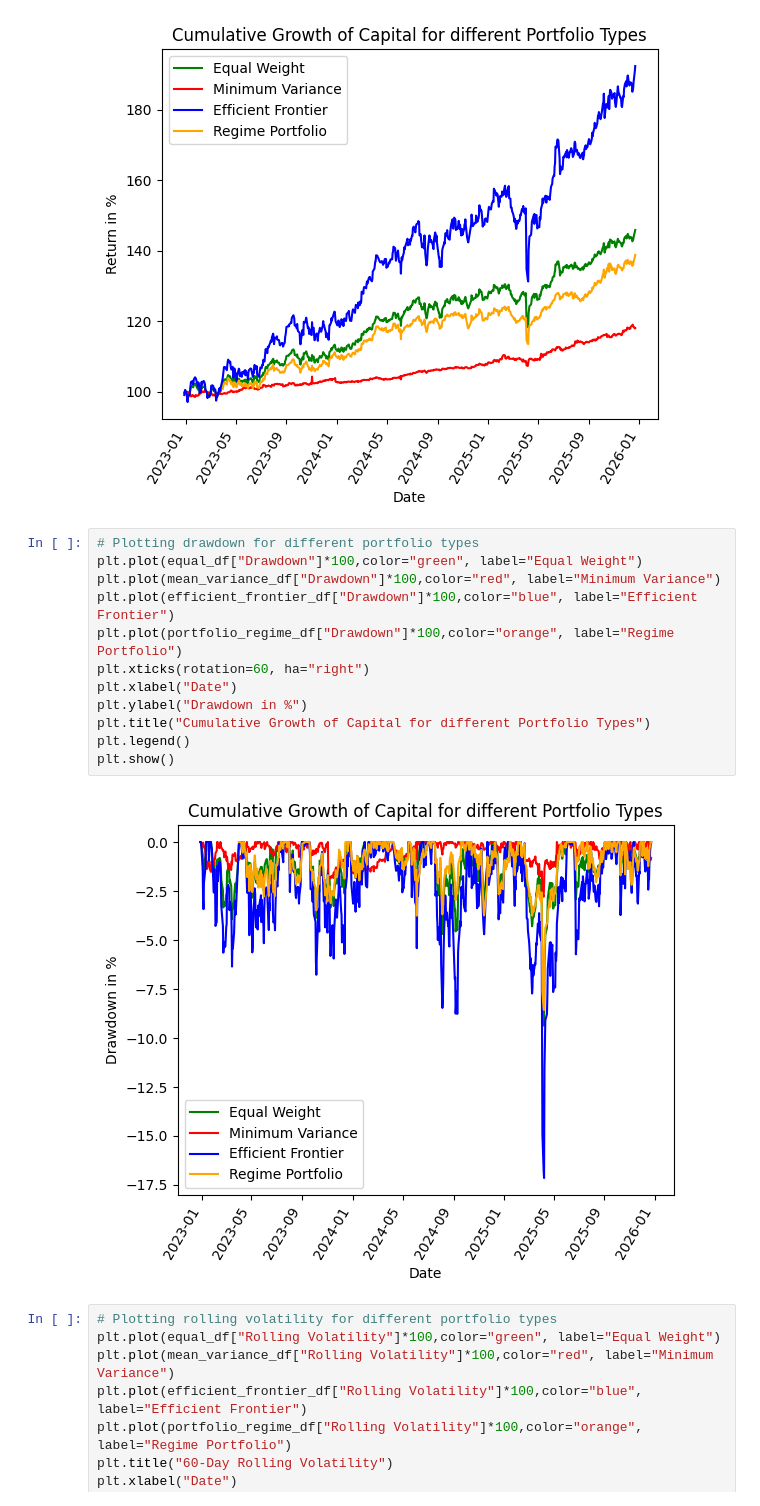
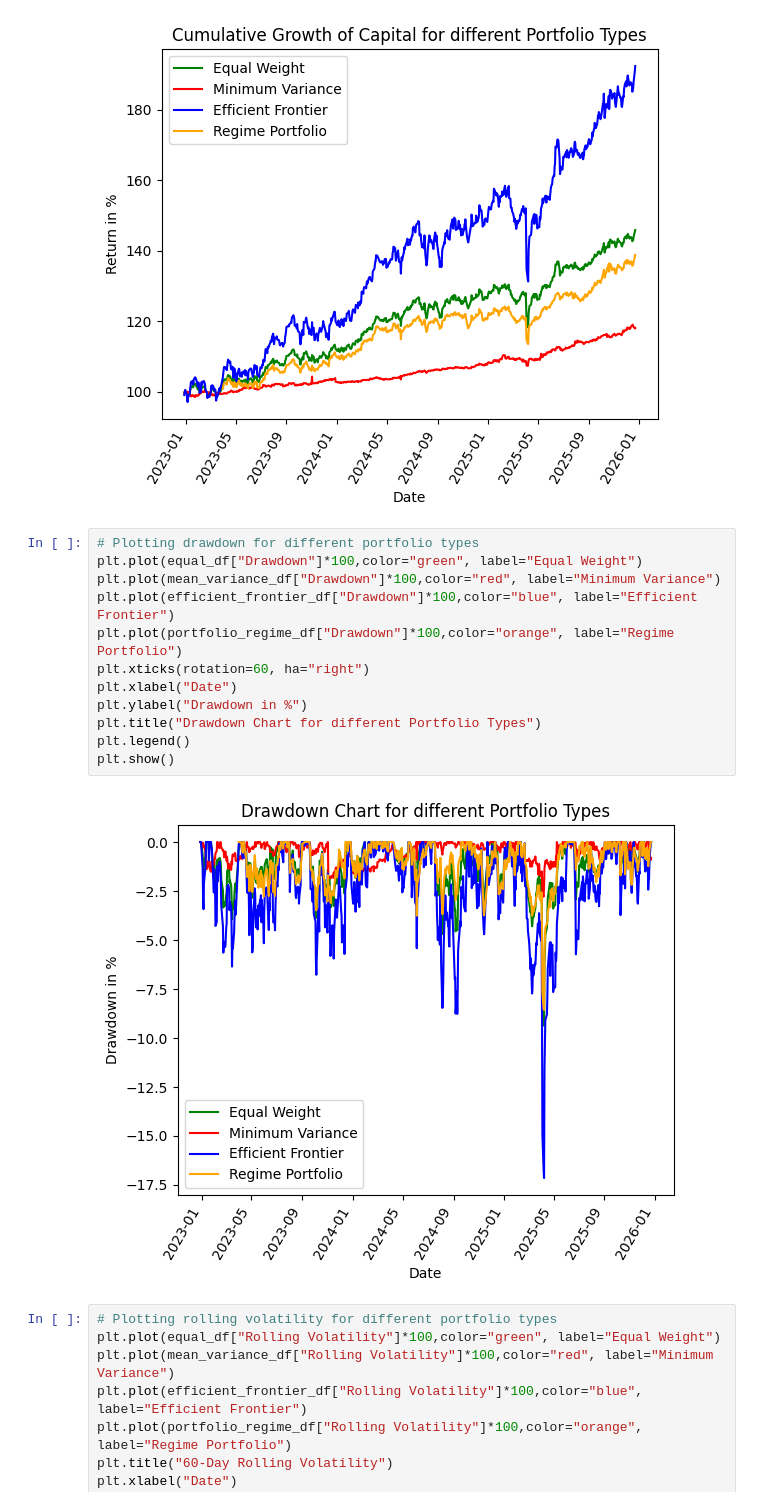
Before and after one commit to eshannaik/Portfolio-Management, a Jupyter notebook: Portfolio Management.ipynb, the cells around one changed output. Drawn from its saved outputs; the diff is of its cells as text.

```diff
--- a/Portfolio Management.ipynb
+++ b/Portfolio Management.ipynb
@@ -728,17 +728,17 @@ plt.show()
 # %%
 # Plotting drawdown for different portfolio types
 plt.plot(equal_df["Drawdown"]*100,color="green", label="Equal Weight")
 plt.plot(mean_variance_df["Drawdown"]*100,color="red", label="Minimum Variance")
 plt.plot(efficient_frontier_df["Drawdown"]*100,color="blue", label="Efficient Frontier")
 plt.plot(portfolio_regime_df["Drawdown"]*100,color="orange", label="Regime Portfolio")
 plt.xticks(rotation=60, ha="right")
 plt.xlabel("Date")
 plt.ylabel("Drawdown in %")
-plt.title("Cumulative Growth of Capital for different Portfolio Types")
+plt.title("Drawdown Chart for different Portfolio Types")
 plt.legend()
 plt.show()
 # %% [output]
-[figure, old version]
+[figure, new version]
 # %%
 # Plotting rolling volatility for different portfolio types
 plt.plot(equal_df["Rolling Volatility"]*100,color="green", label="Equal Weight")
```
